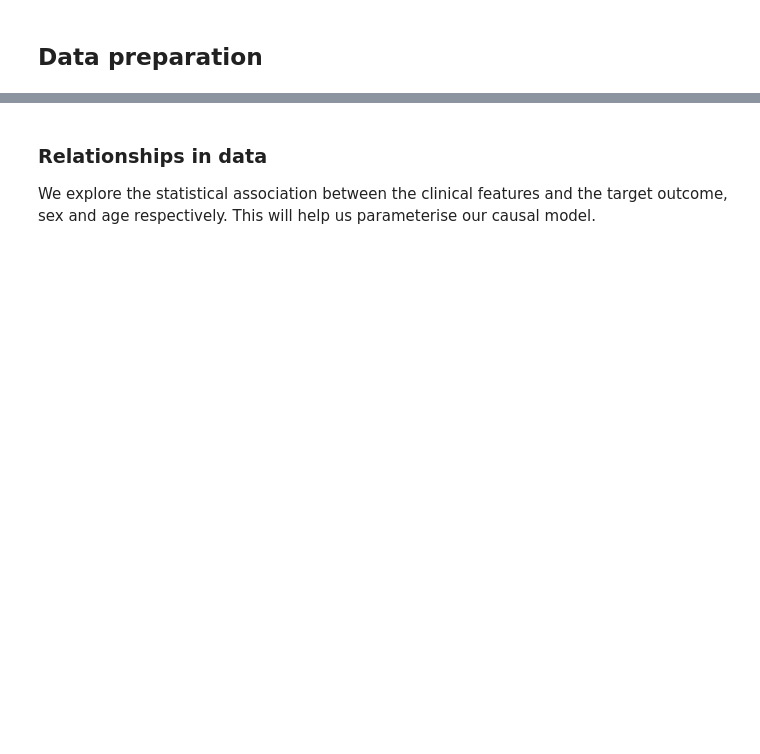
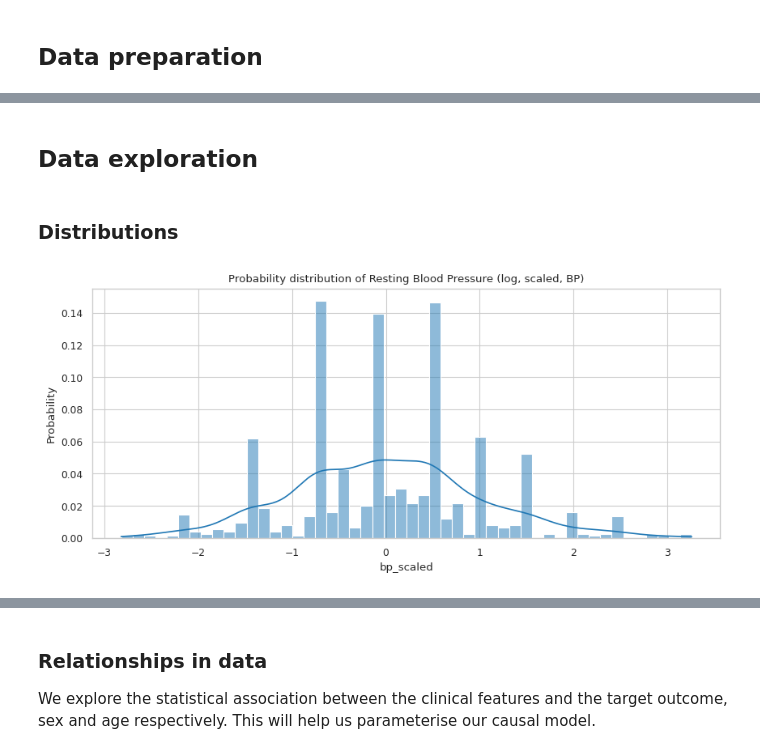
Before and after one commit to LuSyo/Health-ML-Bias-Experiments, a Jupyter notebook: notebooks/02_CAD_counterfactual_fairness.ipynb, the cells around one changed output, grey strips where cells are left out. Saved outputs shown, nothing was run; the diff lists cells and outputs as text; code cells hidden in the pictures; blank space fills up the shorter version.

```diff
--- a/notebooks/02_CAD_counterfactual_fairness.ipynb
+++ b/notebooks/02_CAD_counterfactual_fairness.ipynb
@@ -169,0 +107,12 @@ heart_disease.describe()
+# %% [markdown]
+## Data exploration
+# %% [markdown]
+### Distributions
+# %%
+# BP distribution
+plt.figure(figsize=(10, 4))
+sns.histplot(heart_disease, x='bp_scaled', bins=50, kde=True, stat='probability')
+plt.title('Probability distribution of Resting Blood Pressure (log, scaled, BP)')
+plt.show()
+# %% [output]
+[figure, added]
```
Also changed, not shown: parts of 22 cells of this notebook.
